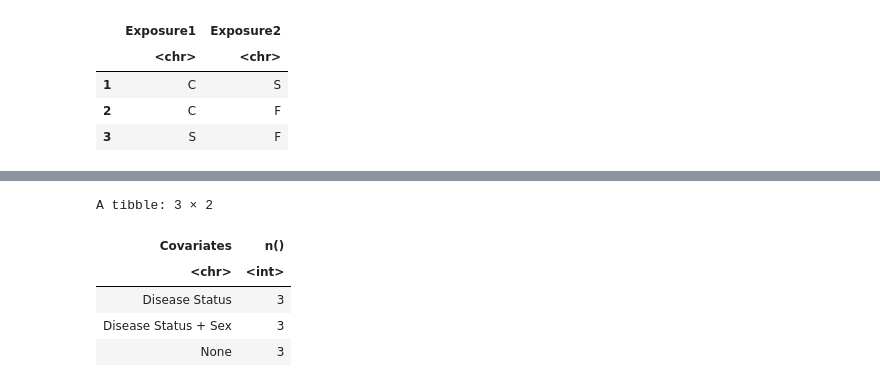
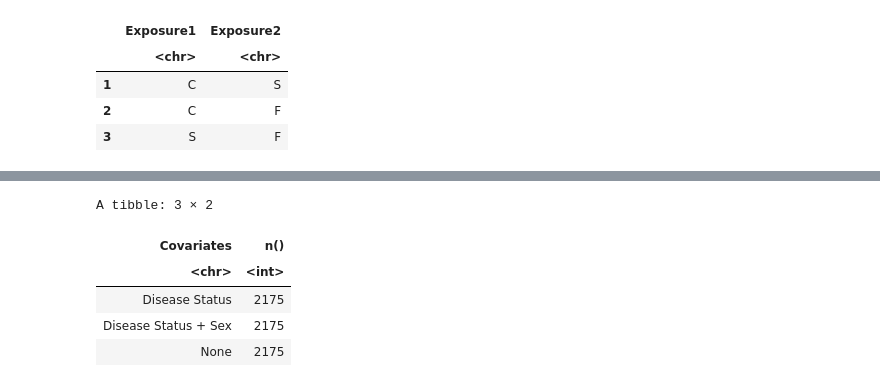
Before and after one commit to UNC-CEMALB/P1005_Miscellaneous-Analyses, a Jupyter notebook: P1005.4. Yael RNASeq Grant/Yael DESeq2.ipynb, the cells around one changed output, grey strips where cells are left out. Saved outputs shown, nothing was run; the diff lists cells and outputs as text; code cells hidden in the pictures.

```diff
--- a/P1005.4. Yael RNASeq Grant/Yael DESeq2.ipynb
+++ b/P1005.4. Yael RNASeq Grant/Yael DESeq2.ipynb
@@ -151,7 +151,7 @@ logical   38520
 No duplicates. Now creating dataframes that are formatted for succeeding code, as well as DESeq2 functions.
 # %%
 # first creating a `coldata` object that contains all the metadata for each sample
-coldata = subject_info_df[,c(4:5,6:14)] %>%
+coldata = subject_info_df[,c(3:5,6:14)] %>%
     separate(Sample_ID, sep = "\\.", c("Sample_ID", NA)) %>%
     select(-Replicate) %>%
     unique()
@@ -416,7 +416,7 @@ length(gene_outliers)
 coldata$Disease_Status = factor(coldata$Disease_Status)
 coldata$Exposure = factor(coldata$Exposure)
 coldata$Sex = factor(coldata$Sex)
-coldata$Subject_ID = factor(coldata$Subject_ID)
+coldata$Subject_No = factor(coldata$Subject_No)
 # %%
 head(countdata)
 head(coldata)
@@ -542,13 +542,13 @@ CountsAboveBack_ds <- normcounts_ds[idx_ds,]
 nrow(CountsAboveBack_ds)
 
 idx_ds_sex <- rowSums(normcounts_ds_sex) > 1
-CountsAboveBack_ds_sex <- normcounts[idx_ds_sex,]
+CountsAboveBack_ds_sex <- normcounts_ds_sex[idx_ds_sex,]
 nrow(CountsAboveBack_ds_sex)
 
 # Also need to filter in the entire DESeq2 experiment
 dds <- dds[rowSums(counts(dds, normalized = TRUE)) > 1, ]
-dds_ds <- dds[rowSums(counts(dds_ds, normalized = TRUE)) > 1, ]
-dds_ds_sex <- dds[rowSums(counts(dds_ds_sex, normalized = TRUE)) > 1, ]
+dds_ds <- dds_ds[rowSums(counts(dds_ds, normalized = TRUE)) > 1, ]
+dds_ds_sex <- dds_ds_sex[rowSums(counts(dds_ds_sex, normalized = TRUE)) > 1, ]
 # %% [output]
 [1] 725
 [1] 725
@@ -634,0 +638,4 @@ A data.frame: 3 × 10
+# %%
+# table of asthma genes that were statistically significant
+final_sig_df = rbind(sig_genes_df, sig_genes_ds_df, sig_genes_ds_sex_df)
+head(final_sig_df)
@@ -635,13 +652,14 @@ A data.frame: 3 × 10
 # %%
 # total gene counts
-sig_genes_count_df = rbind(sig_genes_df, sig_genes_ds_df, sig_genes_ds_sex_df) %>%
+sig_genes_count_df = final_sig_df %>%
     group_by(Covariates) %>%
     summarize(n())
+
 sig_genes_count_df
 # %% [output]
 A tibble: 3 × 2
 | Covariates | n() |
 | <chr> | <int> |
-| Disease Status | 3 |
-| Disease Status + Sex | 3 |
-| None | 3 |
+| Disease Status | 2175 |
+| Disease Status + Sex | 2175 |
+| None | 2175 |
```
Also changed, not shown: parts of 12 cells of this notebook.
